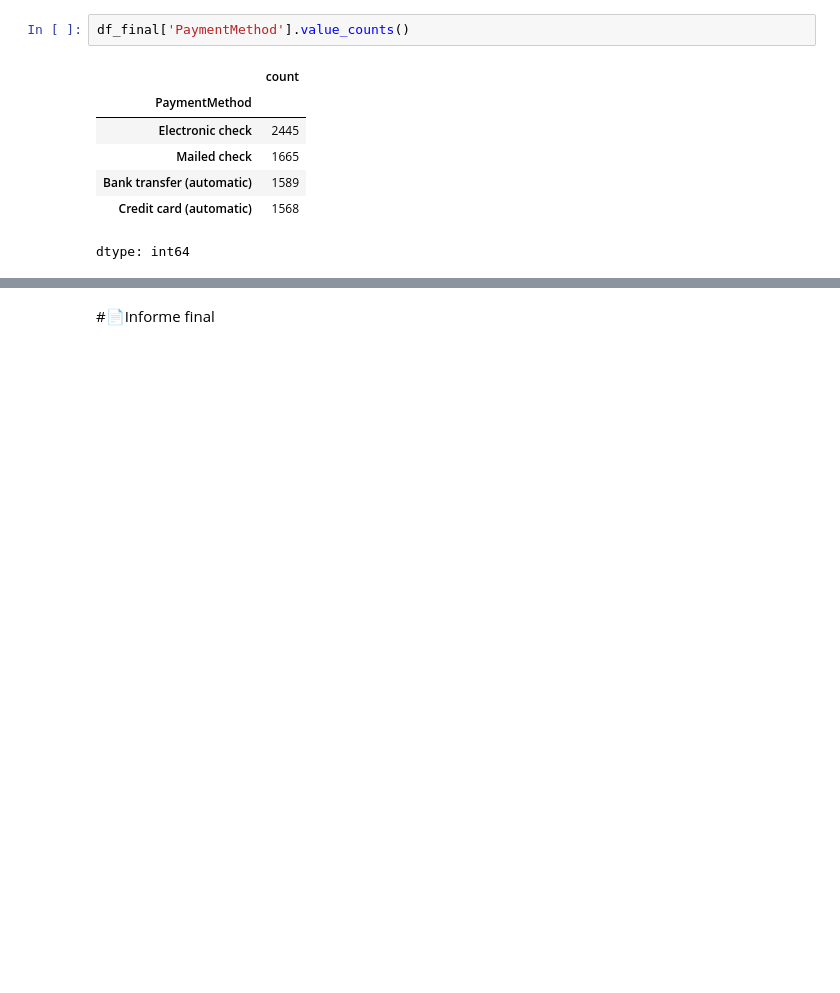
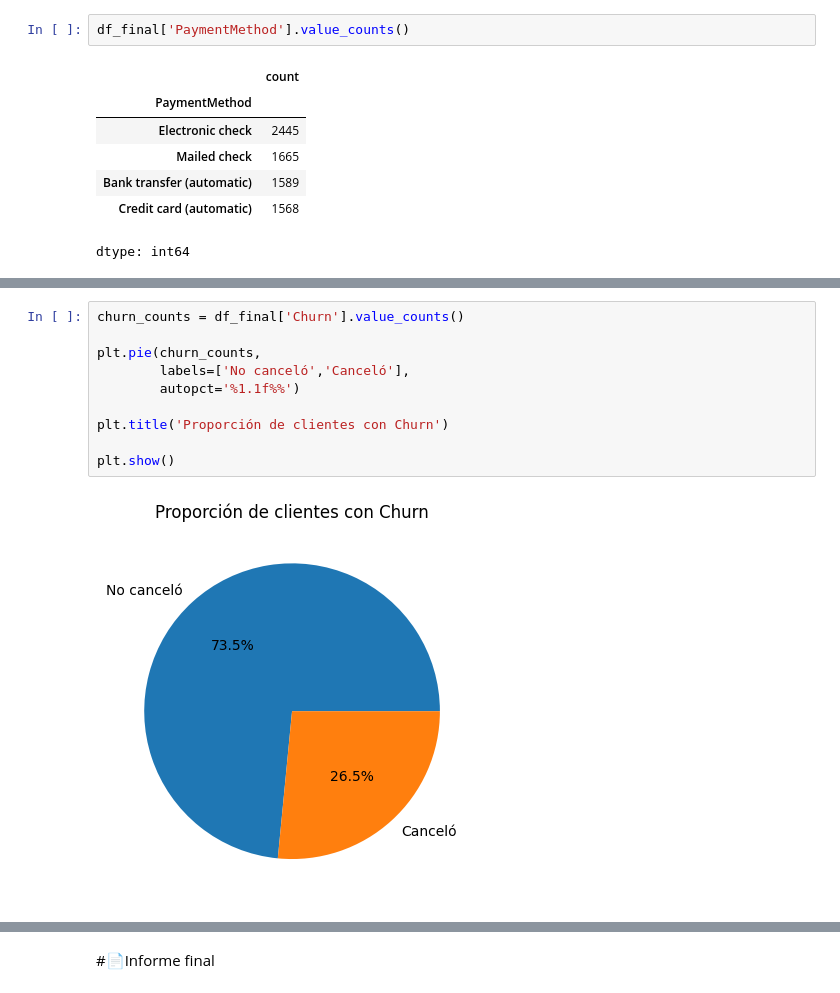
Before and after one commit to aldair27-c/TelecomX_LATAM, a Jupyter notebook: TelecomX_LATAM.ipynb, the cells around one changed output, grey strips where cells are left out. Drawn from its saved outputs; the diff is of its cells as text; blank space fills up the shorter version.

```diff
--- a/TelecomX_LATAM.ipynb
+++ b/TelecomX_LATAM.ipynb
@@ -323,0 +337,12 @@ dtype: int64
+# %%
+churn_counts = df_final['Churn'].value_counts()
+
+plt.pie(churn_counts,
+        labels=['No canceló','Canceló'],
+        autopct='%1.1f%%')
+
+plt.title('Proporción de clientes con Churn')
+
+plt.show()
+# %% [output]
+[figure, added]
```
Also changed, not shown: parts of 3 cells of this notebook.
